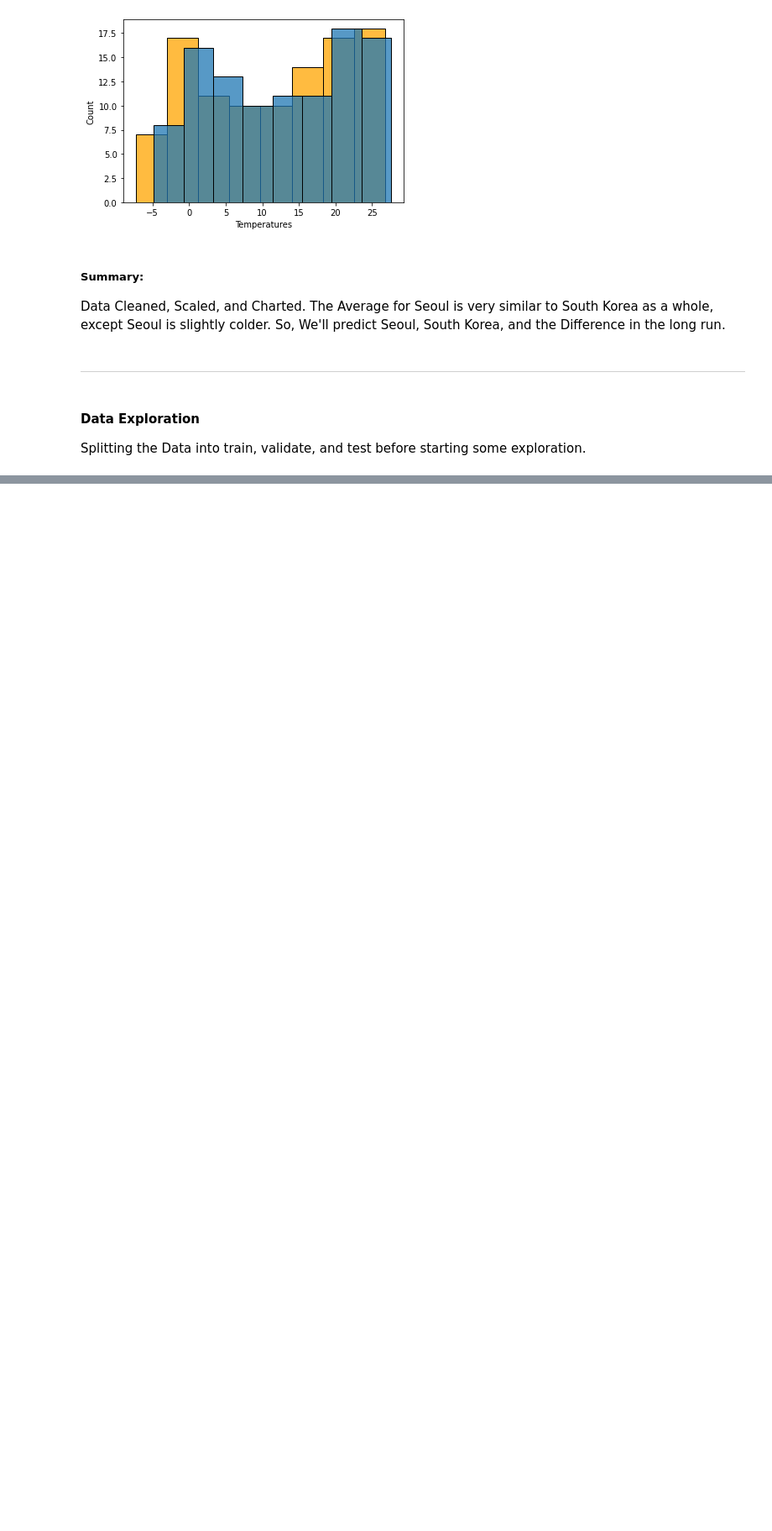
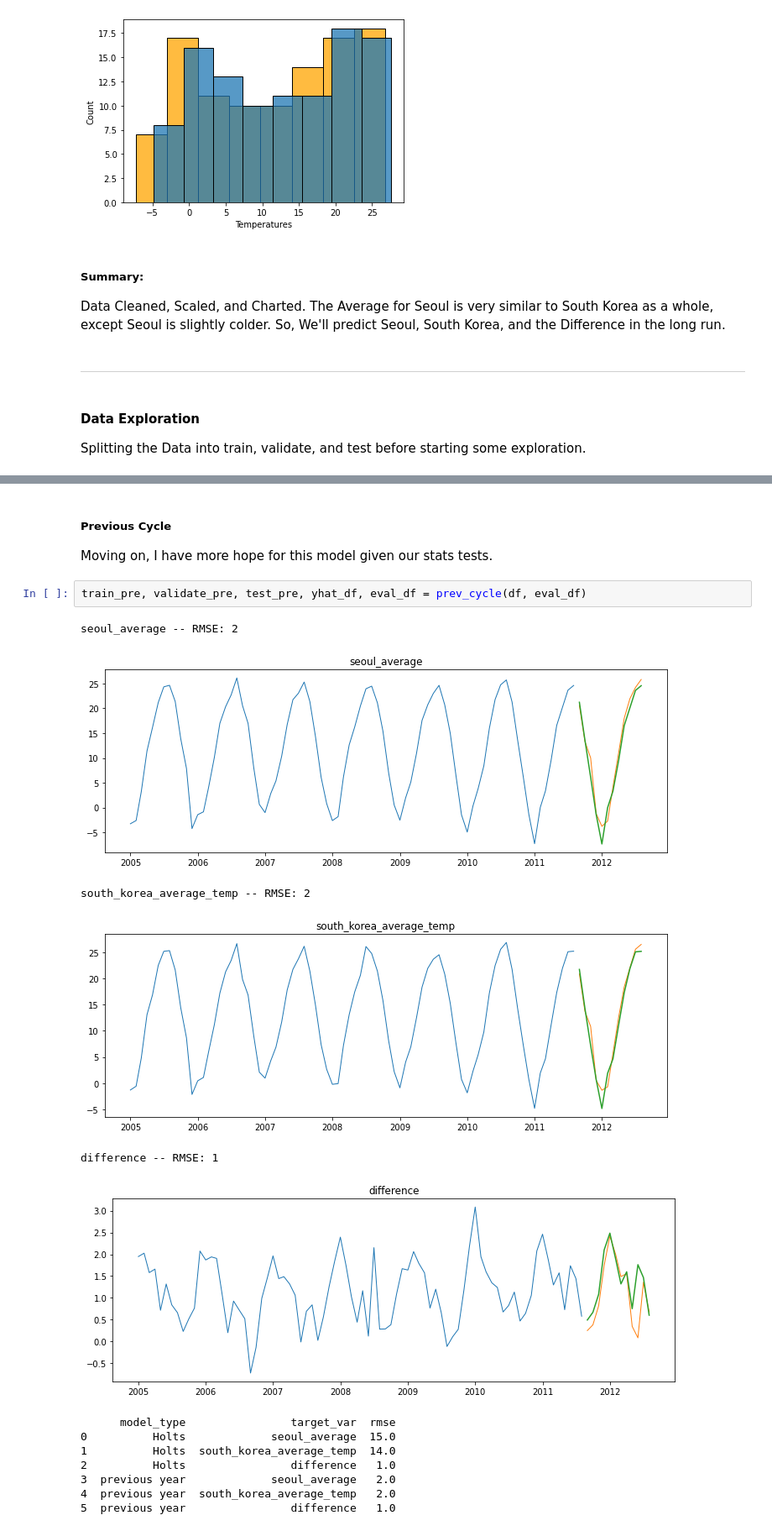
Before and after one commit to JenniferMLewis/time_series_mini_project, a Jupyter notebook: final_notebook.ipynb, the cells around one changed output, grey strips where cells are left out. Shown: that part at 84% size. Cells and saved outputs as stored; diff of their text form; blank space fills up the shorter version.

```diff
--- a/final_notebook.ipynb
+++ b/final_notebook.ipynb
@@ -107,0 +240,19 @@ Correlation : 0.9986328749191393
+# %% [markdown]
+##### Previous Cycle
+Moving on, I have more hope for this model given our stats tests.
+# %%
+train_pre, validate_pre, test_pre, yhat_df, eval_df = prev_cycle(df, eval_df)
+# %% [output]
+seoul_average -- RMSE: 2
+[figure, added]
+south_korea_average_temp -- RMSE: 2
+[figure, added]
+difference -- RMSE: 1
+[figure, added]
+      model_type                target_var  rmse
+0          Holts             seoul_average  15.0
+1          Holts  south_korea_average_temp  14.0
+2          Holts                difference   1.0
+3  previous year             seoul_average   2.0
+4  previous year  south_korea_average_temp   2.0
+5  previous year                difference   1.0
```
Also changed, not shown: parts of 35 cells of this notebook.
